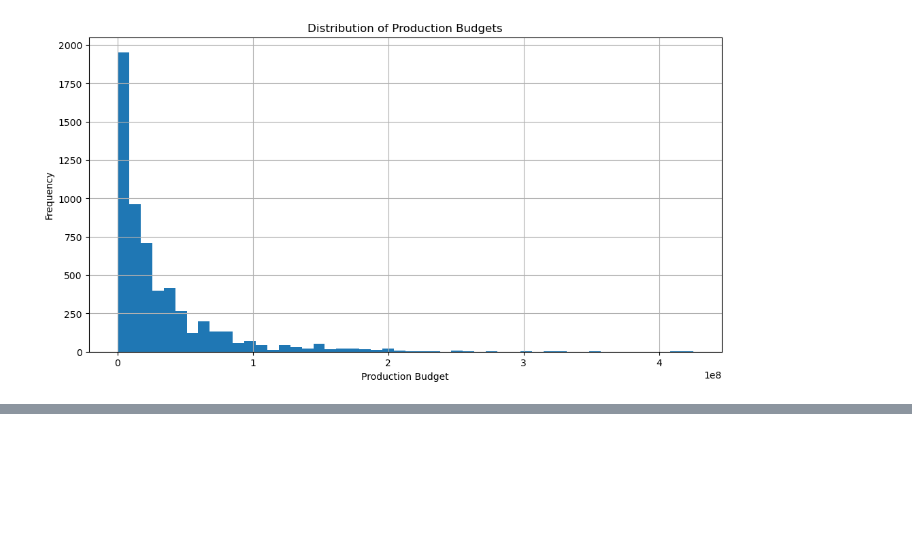
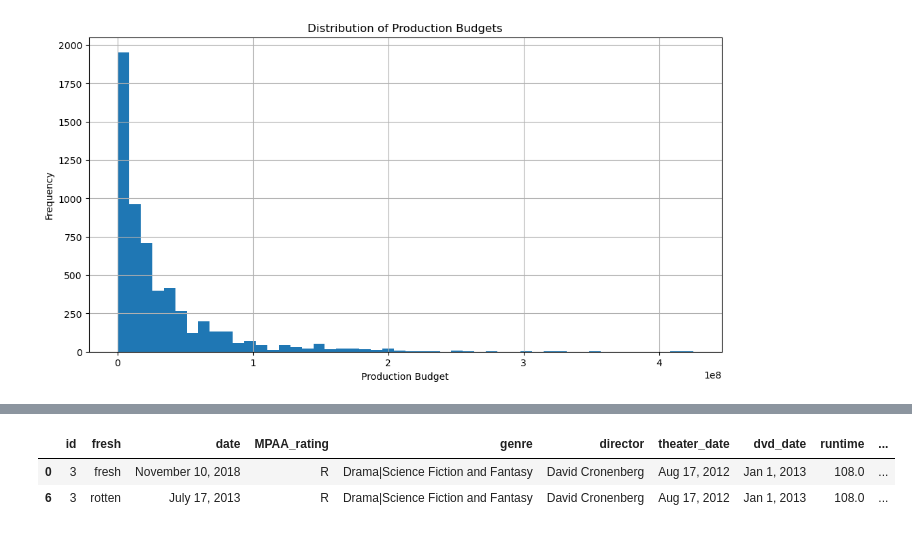
Before and after one commit to kev065/movie-studio-project, a Jupyter notebook: index.ipynb, the cells around one changed output, grey strips where cells are left out. Drawn from its saved outputs; the diff is of its cells as text; code cells hidden in the pictures; blank space fills up the shorter version.

```diff
--- a/index.ipynb
+++ b/index.ipynb
@@ -900,0 +945,6 @@ plt.show()
+# %%
+merged_df1.head(2)
+# %% [output]
+|  | id | fresh | date | MPAA_rating | genre | director | theater_date | dvd_date | runtime | ... |
+| 0 | 3 | fresh | November 10, 2018 | R | Drama|Science Fiction and Fantasy | David Cronenberg | Aug 17, 2012 | Jan 1, 2013 | 108.0 | ... |
+| 6 | 3 | rotten | July 17, 2013 | R | Drama|Science Fiction and Fantasy | David Cronenberg | Aug 17, 2012 | Jan 1, 2013 | 108.0 | ... |
```
Also changed, not shown: parts of 10 cells of this notebook, 4 other files.
